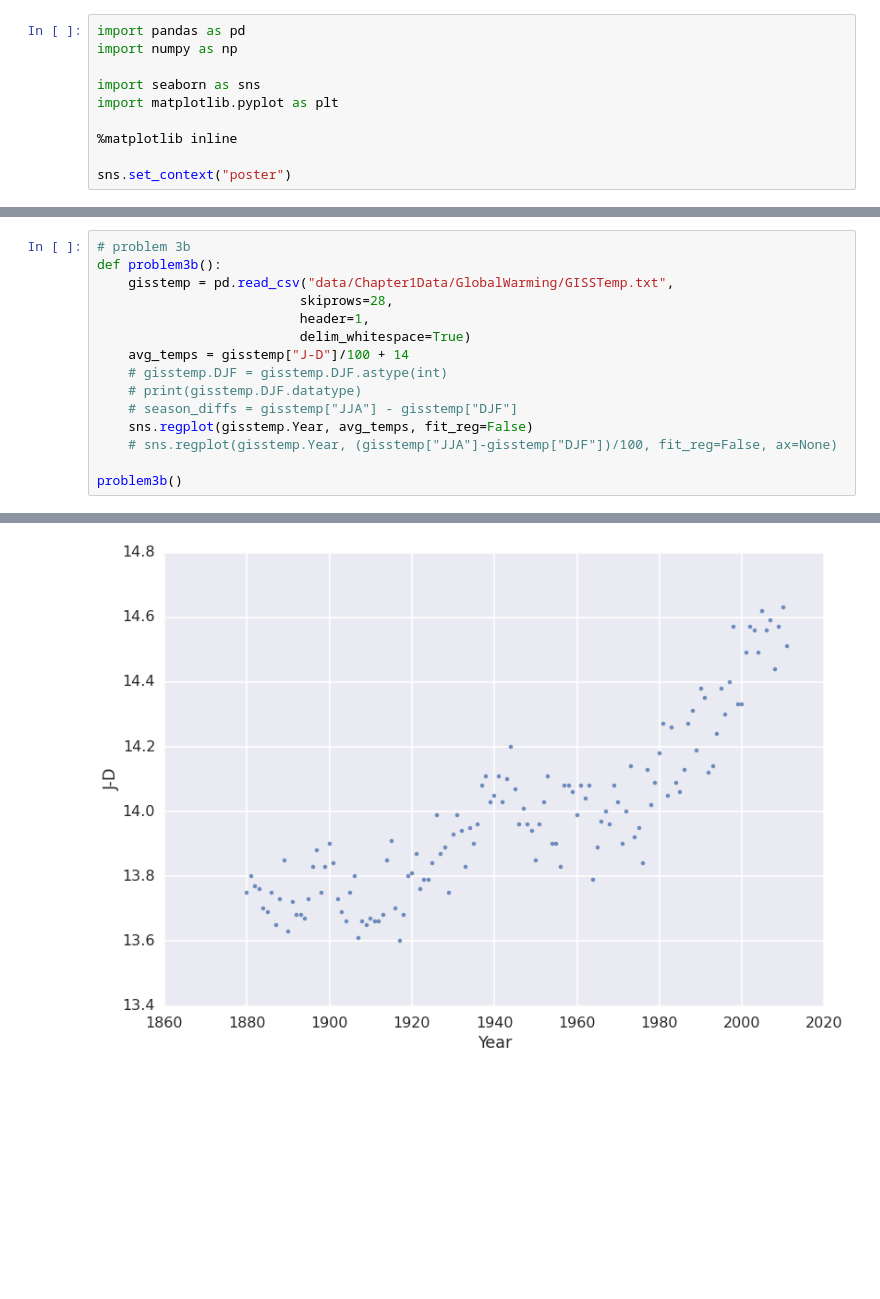
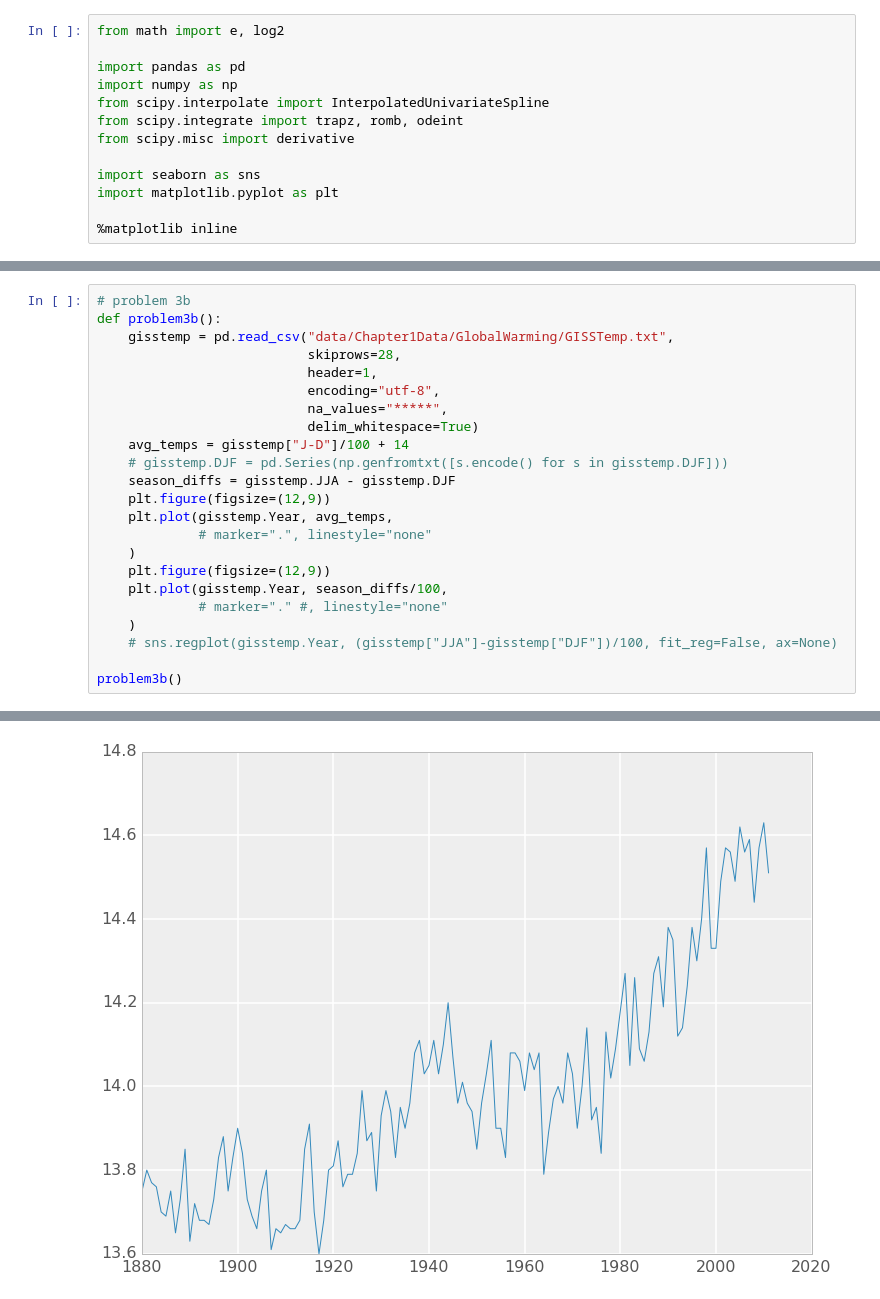
Before and after one commit to jdangerx/planetaryclimate, a Jupyter notebook: ch1.ipynb, the cells around one changed output, grey strips where cells are left out. Drawn from its saved outputs; the diff is of its cells as text; blank space fills up the shorter version.

```diff
--- a/ch1.ipynb
+++ b/ch1.ipynb
@@ -1,13 +1,16 @@
 # %%
+from math import e, log2
+
 import pandas as pd
 import numpy as np
+from scipy.interpolate import InterpolatedUnivariateSpline
+from scipy.integrate import trapz, romb, odeint
+from scipy.misc import derivative
 
 import seaborn as sns
 import matplotlib.pyplot as plt
 
 %matplotlib inline
-
-sns.set_context("poster")
 # %%
 # problem 1.1 -
 def luminosity(age):
@@ -74,14 +88,22 @@ problem3a()
 # problem 3b
 def problem3b():
     gisstemp = pd.read_csv("data/Chapter1Data/GlobalWarming/GISSTemp.txt",
-                          skiprows=28,
-                          header=1,
-                          delim_whitespace=True)
+                           skiprows=28,
+                           header=1,
+                           encoding="utf-8",
+                           na_values="*****",
+                           delim_whitespace=True)
     avg_temps = gisstemp["J-D"]/100 + 14
-    # gisstemp.DJF = gisstemp.DJF.astype(int)
-    # print(gisstemp.DJF.datatype)
-    # season_diffs = gisstemp["JJA"] - gisstemp["DJF"]
-    sns.regplot(gisstemp.Year, avg_temps, fit_reg=False)
+    # gisstemp.DJF = pd.Series(np.genfromtxt([s.encode() for s in gisstemp.DJF]))
+    season_diffs = gisstemp.JJA - gisstemp.DJF
+    plt.figure(figsize=(12,9))
+    plt.plot(gisstemp.Year, avg_temps,
+             # marker=".", linestyle="none"
+    )
+    plt.figure(figsize=(12,9))
+    plt.plot(gisstemp.Year, season_diffs/100,
+             # marker="." #, linestyle="none"
+    )
     # sns.regplot(gisstemp.Year, (gisstemp["JJA"]-gisstemp["DJF"])/100, fit_reg=False, ax=None)
 
 problem3b()
@@ -89 +129 @@ problem3b()
-[figure, old version]
+[figure, new version]
```
Also changed, not shown: parts of 9 cells of this notebook.
